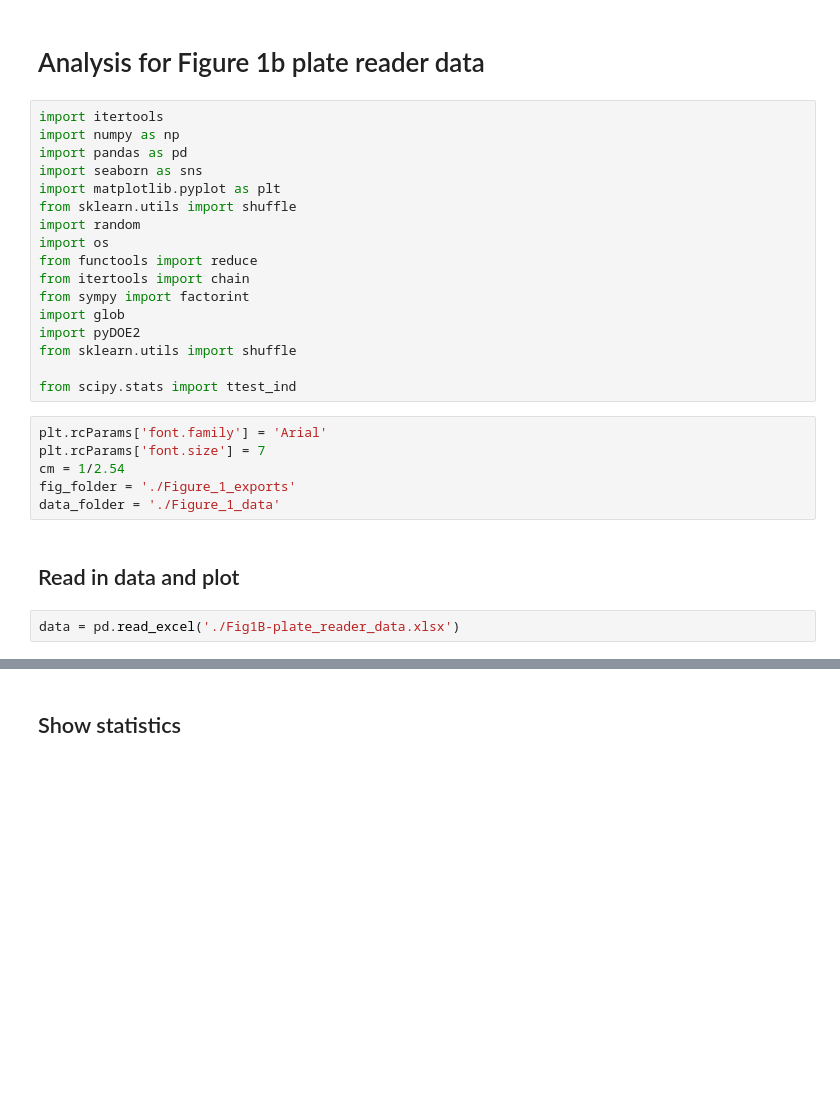
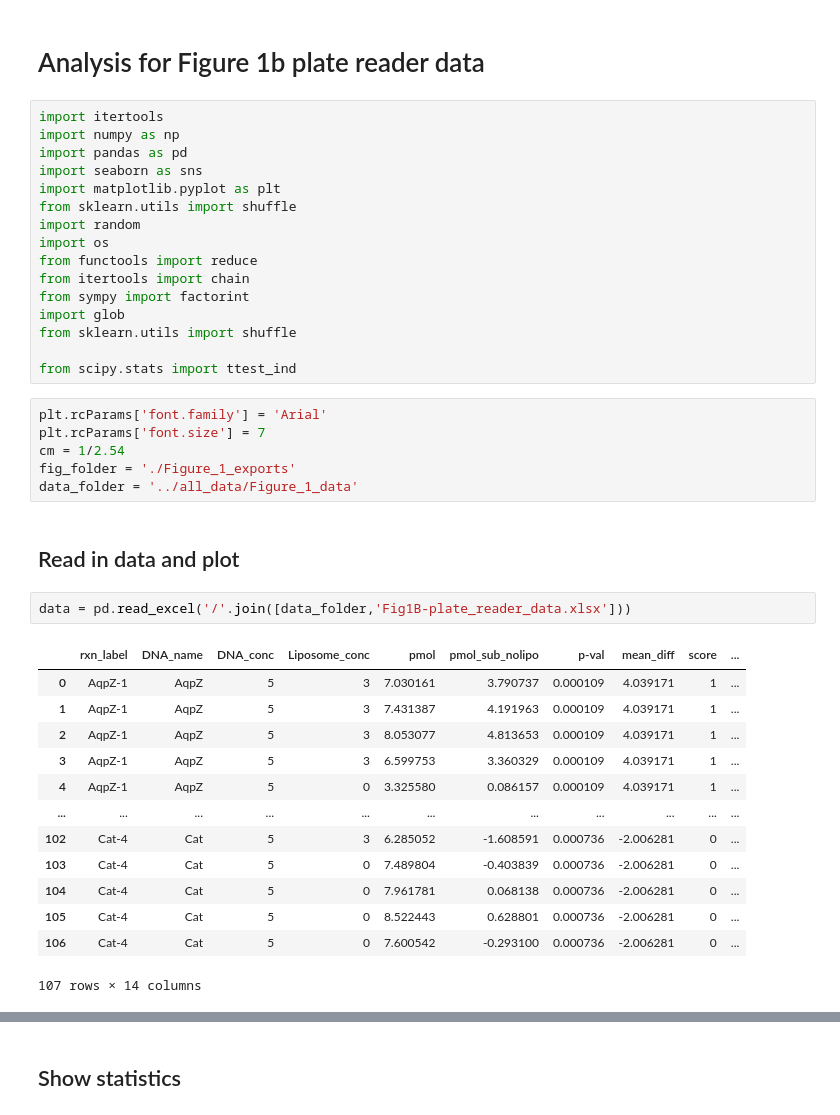
Before and after one commit to ccmeyer/Memplex_platform, a Jupyter notebook: Figure_1-reporter/fig1-plate_reader_analysis.ipynb, the cells around one changed output, grey strips where cells are left out. Drawn from its saved outputs; the diff is of its cells as text; blank space fills up the shorter version.

```diff
--- a/Figure_1-reporter/fig1-plate_reader_analysis.ipynb
+++ b/Figure_1-reporter/fig1-plate_reader_analysis.ipynb
@@ -13,7 +13,6 @@ from functools import reduce
 from itertools import chain
 from sympy import factorint
 import glob
-import pyDOE2
 from sklearn.utils import shuffle
 
 from scipy.stats import ttest_ind
@@ -22,11 +21,25 @@ plt.rcParams['font.family'] = 'Arial'
 plt.rcParams['font.size'] = 7
 cm = 1/2.54
 fig_folder = './Figure_1_exports'
-data_folder = './Figure_1_data'
+data_folder = '../all_data/Figure_1_data'
 # %% [markdown]
 ## Read in data and plot
 # %%
-data = pd.read_excel('./Fig1B-plate_reader_data.xlsx')
+data = pd.read_excel('/'.join([data_folder,'Fig1B-plate_reader_data.xlsx']))
+# %% [output]
+|  | rxn_label | DNA_name | DNA_conc | Liposome_conc | pmol | pmol_sub_nolipo | p-val | mean_diff | score | ... |
+| 0 | AqpZ-1 | AqpZ | 5 | 3 | 7.030161 | 3.790737 | 0.000109 | 4.039171 | 1 | ... |
+| 1 | AqpZ-1 | AqpZ | 5 | 3 | 7.431387 | 4.191963 | 0.000109 | 4.039171 | 1 | ... |
+| 2 | AqpZ-1 | AqpZ | 5 | 3 | 8.053077 | 4.813653 | 0.000109 | 4.039171 | 1 | ... |
+| 3 | AqpZ-1 | AqpZ | 5 | 3 | 6.599753 | 3.360329 | 0.000109 | 4.039171 | 1 | ... |
+| 4 | AqpZ-1 | AqpZ | 5 | 0 | 3.325580 | 0.086157 | 0.000109 | 4.039171 | 1 | ... |
+| ... | ... | ... | ... | ... | ... | ... | ... | ... | ... | ... |
+| 102 | Cat-4 | Cat | 5 | 3 | 6.285052 | -1.608591 | 0.000736 | -2.006281 | 0 | ... |
+| 103 | Cat-4 | Cat | 5 | 0 | 7.489804 | -0.403839 | 0.000736 | -2.006281 | 0 | ... |
+| 104 | Cat-4 | Cat | 5 | 0 | 7.961781 | 0.068138 | 0.000736 | -2.006281 | 0 | ... |
+| 105 | Cat-4 | Cat | 5 | 0 | 8.522443 | 0.628801 | 0.000736 | -2.006281 | 0 | ... |
+| 106 | Cat-4 | Cat | 5 | 0 | 7.600542 | -0.293100 | 0.000736 | -2.006281 | 0 | ... |
+107 rows × 14 columns
 # %%
 height = 4
 fig,ax = plt.subplots(figsize=[9*cm,height*cm])
```
Also changed, not shown: parts of 1 cell of this notebook, 2 other files.
